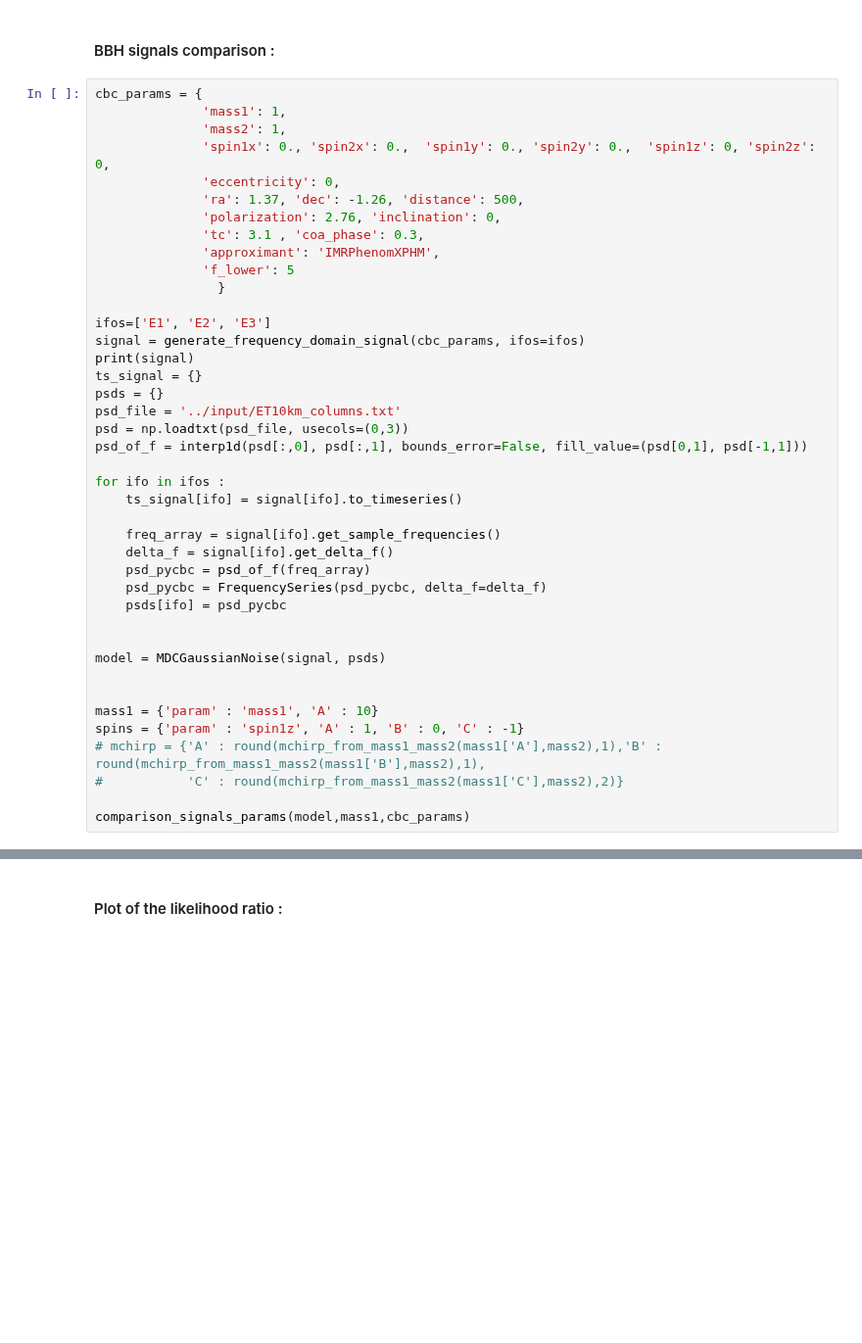
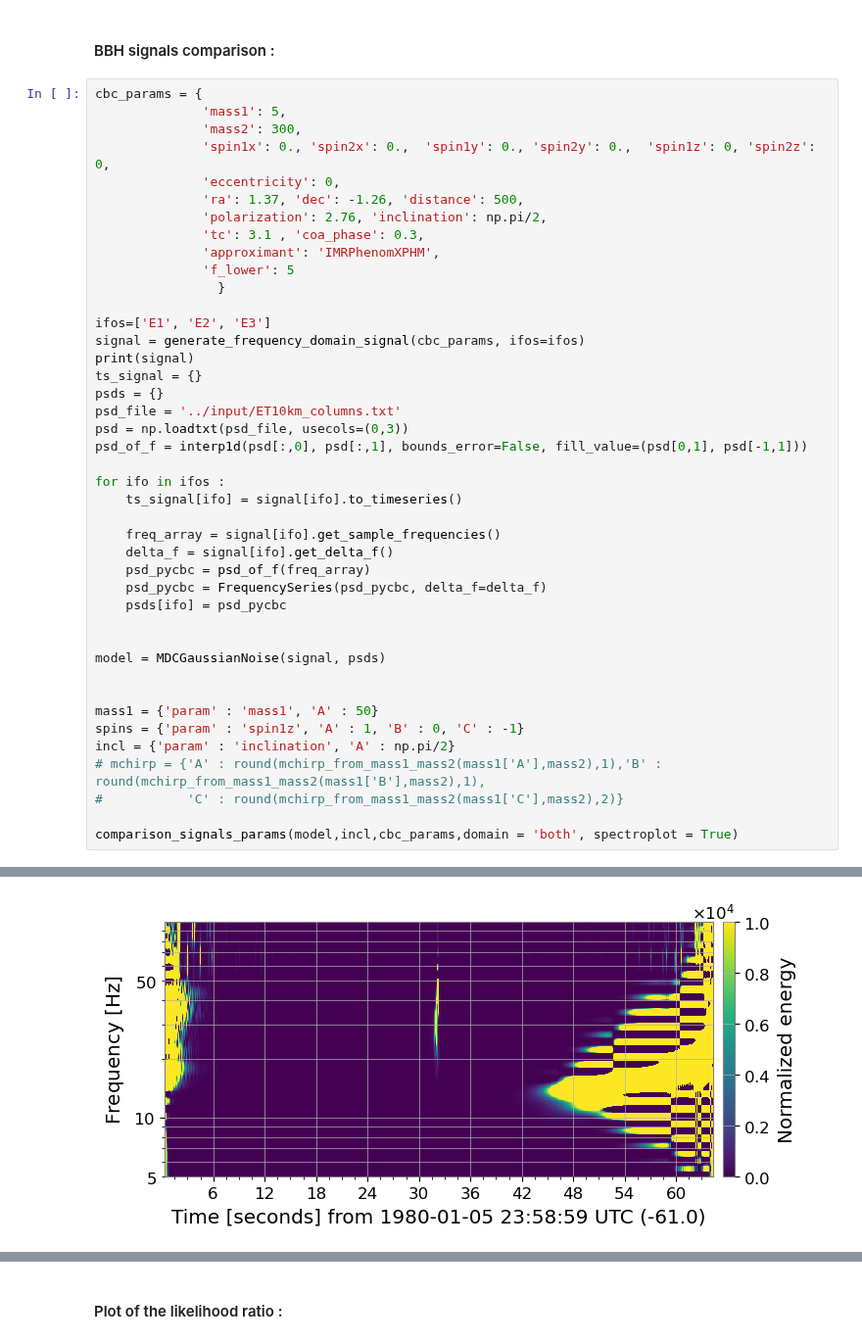
Before and after one commit to Glorieux-Victor/Internship_Victor_CBC_ET, a Jupyter notebook: code_Adrian/MLE_pipeline/src/complmentary_analyses.ipynb, the cells around one changed output, grey strips where cells are left out. Shown at 98% size. Cells and saved outputs as stored; diff of their text form; blank space fills up the shorter version.

```diff
--- a/code_Adrian/MLE_pipeline/src/complmentary_analyses.ipynb
+++ b/code_Adrian/MLE_pipeline/src/complmentary_analyses.ipynb
@@ -43,12 +43,12 @@ instruments_PSD(dict,ET_MDC = True)
 #### BBH signals comparison :
 # %%
 cbc_params = {
-              'mass1': 1,
-              'mass2': 1,
+              'mass1': 5,
+              'mass2': 300,
               'spin1x': 0., 'spin2x': 0.,  'spin1y': 0., 'spin2y': 0.,  'spin1z': 0, 'spin2z': 0,
               'eccentricity': 0,
               'ra': 1.37, 'dec': -1.26, 'distance': 500,
-              'polarization': 2.76, 'inclination': 0,
+              'polarization': 2.76, 'inclination': np.pi/2,
               'tc': 3.1 , 'coa_phase': 0.3,
               'approximant': 'IMRPhenomXPHM',
               'f_lower': 5
@@ -76,9 +76,11 @@ for ifo in ifos :
 model = MDCGaussianNoise(signal, psds)
 
 
-mass1 = {'param' : 'mass1', 'A' : 10}
+mass1 = {'param' : 'mass1', 'A' : 50}
 spins = {'param' : 'spin1z', 'A' : 1, 'B' : 0, 'C' : -1}
+incl = {'param' : 'inclination', 'A' : np.pi/2}
 # mchirp = {'A' : round(mchirp_from_mass1_mass2(mass1['A'],mass2),1),'B' : round(mchirp_from_mass1_mass2(mass1['B'],mass2),1),
 #           'C' : round(mchirp_from_mass1_mass2(mass1['C'],mass2),2)}
 
-comparison_signals_params(model,mass1,cbc_params)
+comparison_signals_params(model,incl,cbc_params,domain = 'both', spectroplot = True)
+# %% [output]
@@ -84,0 +92 @@ comparison_signals_params(model,mass1,cbc_params)
+[figure, added]
```
Also changed, not shown: parts of 1 cell of this notebook, 3 other files.
